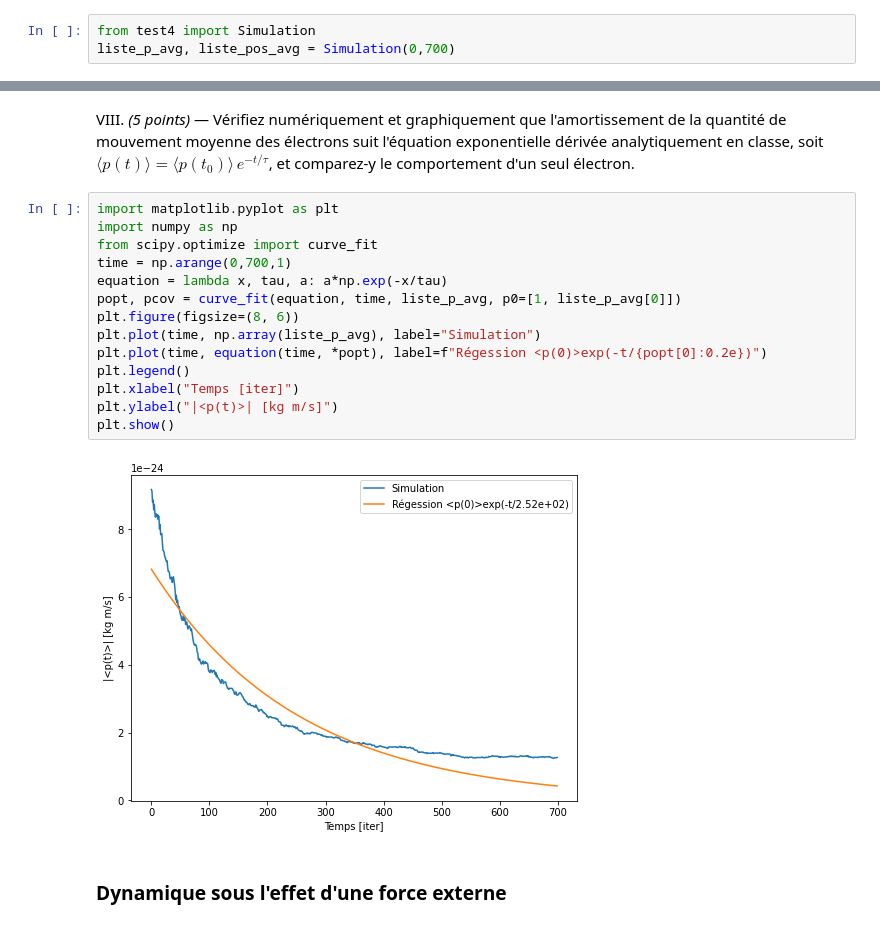
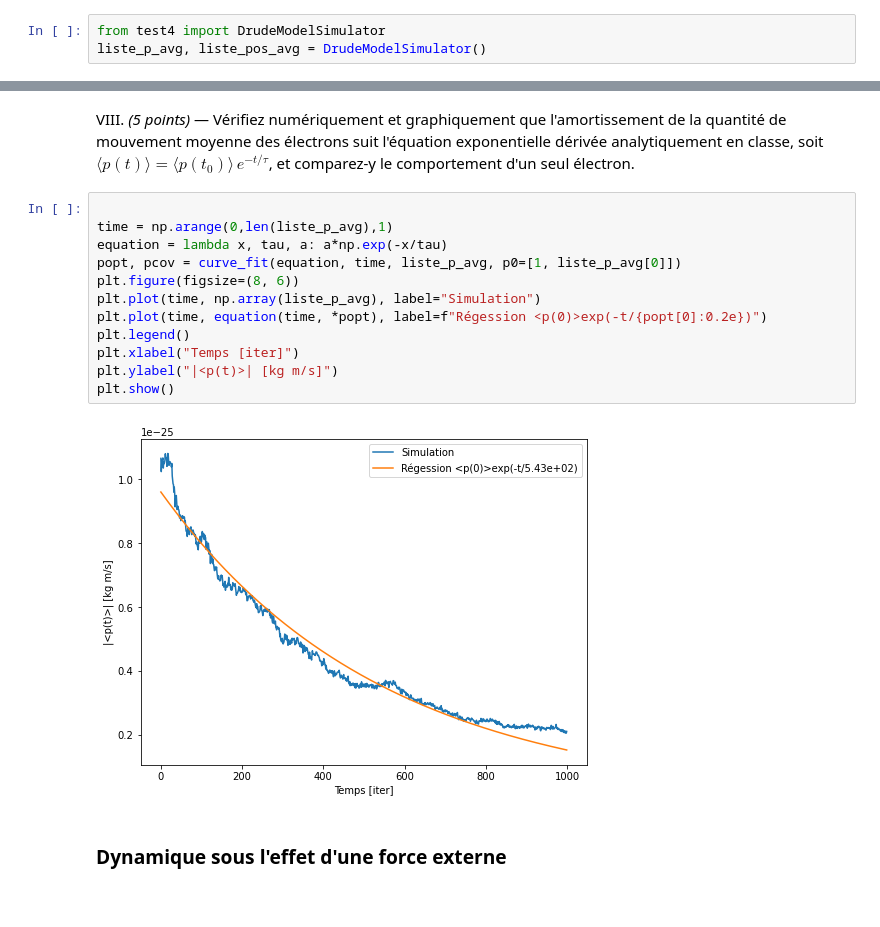
Before and after one commit to GeremyMichaud/TPNTS, a Jupyter notebook: Part_2/GM_Drude-TPNB_Part2_H24.ipynb, the cells around one changed output, grey strips where cells are left out. Saved outputs shown, nothing was run; the diff lists cells and outputs as text.

```diff
--- a/Part_2/GM_Drude-TPNB_Part2_H24.ipynb
+++ b/Part_2/GM_Drude-TPNB_Part2_H24.ipynb
@@ -41,5 +40,5 @@ from scipy.optimize import curve_fit
 # %% [markdown]
 VII. _(25 points)_ &mdash; Écrivez un appel de votre nouveau script pour l'exécuter avec la cellule suivante:
 # %%
-from test4 import Simulation
-liste_p_avg, liste_pos_avg = Simulation(0,700)
+from test4 import DrudeModelSimulator
+liste_p_avg, liste_pos_avg = DrudeModelSimulator()
@@ -52,21 +47,19 @@ pavg_list, posavg_list = DrudeModelSimulator()
 # %% [markdown]
 VIII. _(5 points)_ &mdash; Vérifiez numériquement et graphiquement que l'amortissement de la quantité de mouvement moyenne des électrons suit l'équation exponentielle dérivée analytiquement en classe, soit $\langle p(t)\rangle =\langle p(t_0)\rangle \,e^{-t/\tau}$, et comparez-y le comportement d'un seul électron.
 # %%
-import matplotlib.pyplot as plt
-import numpy as np
-from scipy.optimize import curve_fit
-time = np.arange(0,700,1)
+
+time = np.arange(0,len(liste_p_avg),1)
 equation = lambda x, tau, a: a*np.exp(-x/tau)
 popt, pcov = curve_fit(equation, time, liste_p_avg, p0=[1, liste_p_avg[0]])
 plt.figure(figsize=(8, 6))
 plt.plot(time, np.array(liste_p_avg), label="Simulation")
 plt.plot(time, equation(time, *popt), label=f"Régession <p(0)>exp(-t/{popt[0]:0.2e})")
 plt.legend()
 plt.xlabel("Temps [iter]")
 plt.ylabel("|<p(t)>| [kg m/s]")
 plt.show()
 # %% [output]
-[figure, old version]
+[figure, new version]
 # %% [markdown]
 ### Dynamique sous l'effet d'une force externe ###
 # %% [markdown]
```
Also changed, not shown: parts of 3 cells of this notebook, 3 other files.
